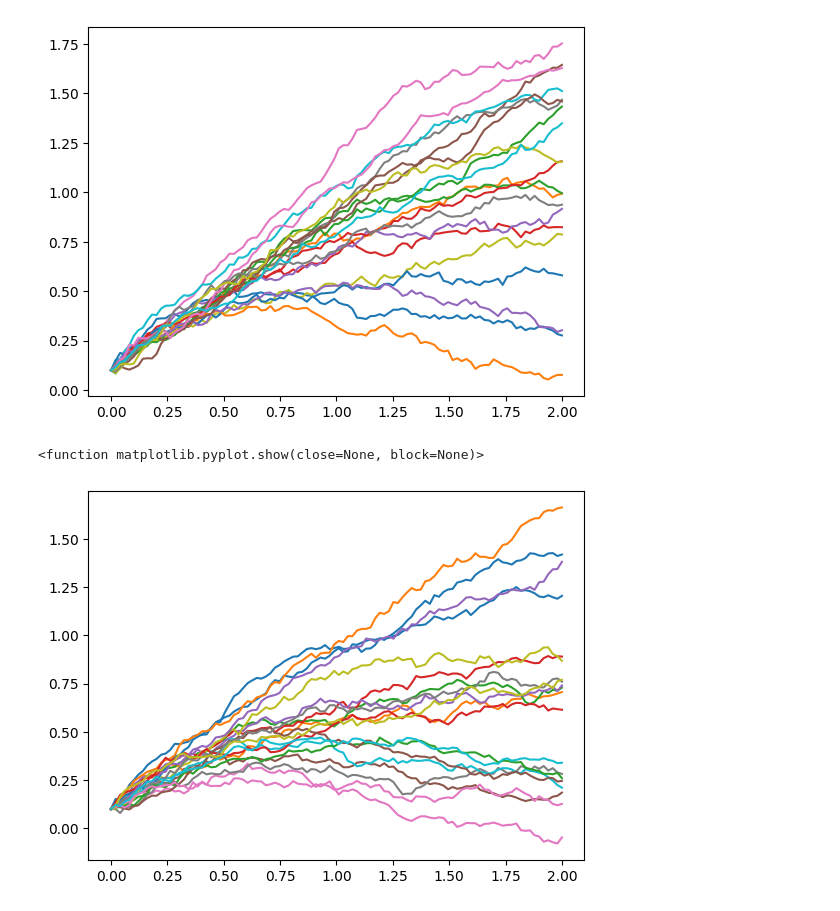
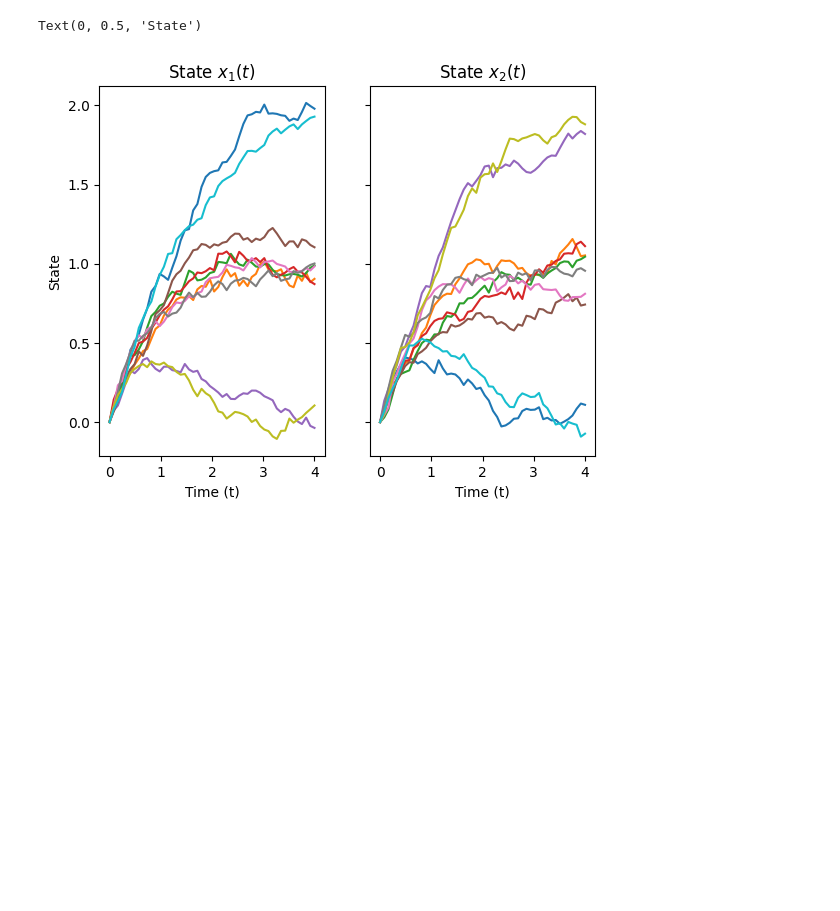
Before and after one commit to libbylbaker/forward_bridge, a Jupyter notebook: experiments/data_exploration/cell_model.ipynb, the cells around one changed output. Saved outputs shown, nothing was run; the diff lists cells and outputs as text; code cells hidden in the pictures; blank space fills up the shorter version.

Commit message:
Fixed cell model and started experiments. Added weights to test on

```diff
--- a/experiments/data_exploration/cell_model.ipynb
+++ b/experiments/data_exploration/cell_model.ipynb
@@ -1,31 +1,48 @@
 # %%
 from src.data_generate_sde import sde_cell_model, time
 import matplotlib.pyplot as plt
 import jax
 import jax.numpy as jnp
 
-x0 = [.1, .1]
-y= [1.5, 0.5]
-T = 2.
-N = 100
+from src.data_generate_sde import sde_ornstein_uhlenbeck
+from tueplots import bundles, axes, cycler, figsizes
+from tueplots.constants.color import palettes
+import matplotlib.pyplot as plt
+
+# bundle = bundles.neurips2023()
+# plt.rcParams.update(bundle)
+# axes.lines()
+# plt.rcParams.update(cycler.cycler(color=palettes.paultol_muted))
+
+
+x0 = [0., 0.]
+y= [1.4, 0.2]
+T = 4.
+N = 50
 ts = time.grid(0, T, N)
 
 
-keys = jax.random.split(jax.random.PRNGKey(0), 20)
+keys = jax.random.split(jax.random.PRNGKey(0), 10)
 data_fn = sde_cell_model.data_forward(x0, T, N)
 _, forward_trajs, correction = data_fn(keys)
 
-for traj in forward_trajs:
-    plt.plot(ts, traj[..., 0])
-plt.show()
+# plt.rcParams.update(figsizes.neurips2023(nrows=1, ncols=2))
+fig, axes = plt.subplots(1, 2, sharey=True)
 
 for traj in forward_trajs:
-    plt.plot(ts, traj[..., 1])
-plt.show
+    axes[0].plot(ts, traj[..., 0])
+    axes[1].plot(ts, traj[..., 1])
+axes[0].set_title(r'State $x_1(t)$')
+axes[1].set_title(r'State $x_2(t)$')
+axes[0].set_xlabel('Time (t)')
+axes[1].set_xlabel('Time (t)')
+axes[0].set_ylabel(r'State')
+# axes[1].set_ylabel(r'State ($x_2(t)$)')
+
+# plt.savefig('cell_model_forward_trajs.pdf')
 # %% [output]
+Text(0, 0.5, 'State')
-[figure, old version]
+[figure, new version]
-<function matplotlib.pyplot.show(close=None, block=None)>
-[figure, removed]
 # %%
 from src.data_generate_sde import sde_cell_model, time
 import matplotlib.pyplot as plt
```
Also changed, not shown: parts of 3 cells of this notebook, 5 other files.
